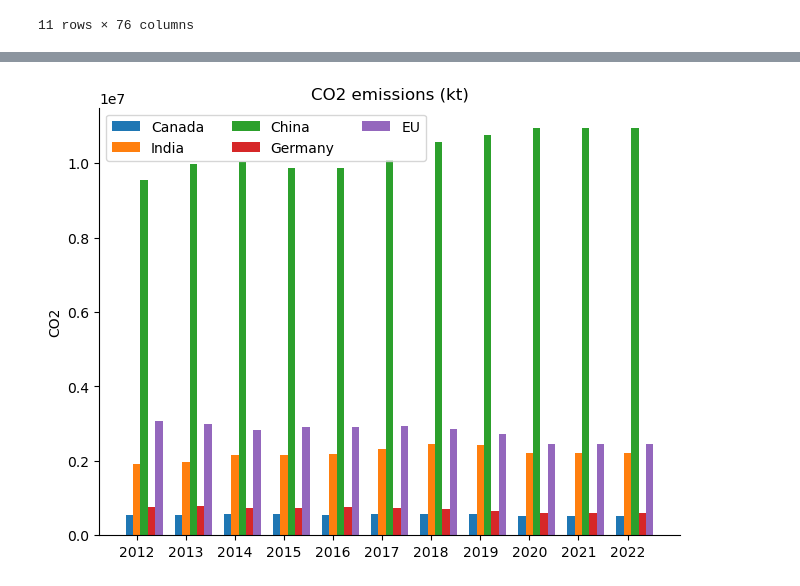
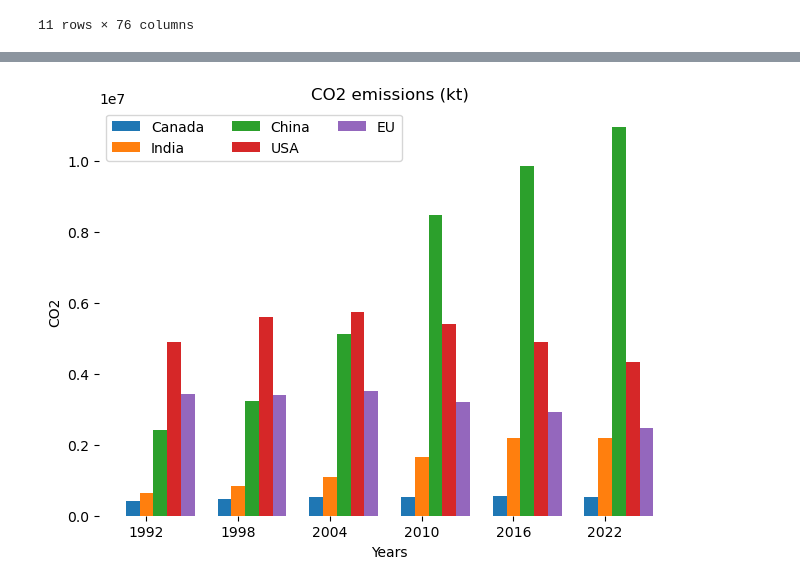
Before and after one commit to RyanHansK/Assignment2, a Jupyter notebook: code.ipynb, the cells around one changed output, grey strips where cells are left out. Cells and saved outputs as stored; diff of their text form; code cells hidden in the pictures.

```diff
--- a/code.ipynb
+++ b/code.ipynb
@@ -118,0 +107,6 @@ skewness
+# %%
+# Describe
+countries_of_interest = countries_df[['Canada','India', 'China', 'United States', 'European Union']]
+indicators_of_interest = ['Urban population (% of total population)', 'Population, total','Arable land (% of land area)',
+                          'Forest area (% of land area)', 'CO2 emissions (kt)', 'Electric power consumption (kWh per capita)']
+countries_of_interest.describe()
@@ -149,16 +157,17 @@ countries_of_interest.loc['2010':'2020']['India']
 | 2020 | 34.926 | 487702168.0 | 2.263635 | 1.396387e+09 | ... |
 11 rows × 76 columns
 # %%
-canada_pop = countries_of_interest.loc['2012':'2023']['Canada']['Population, total']
-india_pop = countries_of_interest.loc['2012':'2023']['India']['Population, total']
-china_pop = countries_of_interest.loc['2012':'2023']['China']['Population, total']
-germany_pop = countries_of_interest.loc['2012':'2023']['Germany']['Population, total']
-eu_pop = countries_of_interest.loc['2012':'2023']['European Union']['Population, total']
-bar_df = {'Canada': canada_pop, 'India': india_pop, 'China': china_pop, 'Germany': germany_pop, 'European Union': eu_pop}
+# Population, total bar plot
+canada_pop = countries_of_interest.loc['1992':'2023':6]['Canada']['Population, total']
+india_pop = countries_of_interest.loc['1992':'2023':6]['India']['Population, total']
+china_pop = countries_of_interest.loc['1992':'2023':6]['China']['Population, total']
+us_pop = countries_of_interest.loc['1992':'2023':6]['United States']['Population, total']
+eu_pop = countries_of_interest.loc['1992':'2023':6]['European Union']['Population, total']
+bar_df = {'Canada': canada_pop, 'India': india_pop, 'China': china_pop, 'USA': us_pop, 'European Union': eu_pop}
 
 fig, ax = plt.subplots(layout='constrained')
 
-x = np.arange(len(np.arange(2012, 2023, 1)))  # the label locations
+x = np.arange(len(np.arange(1992, 2023, 6)))  # the label locations
 width = 0.15  # the width of the bars
 multiplier = 0
 
@@ -167,10 +176,11 @@ for attribute, measurement in bar_df.items():
     rects = ax.bar(x + offset, measurement, width, label=attribute)
     multiplier += 1
 ax.set_ylabel('Population')
+ax.set_xlabel('Years')
 #ax.set_yscale('log')
 ax.set_title('Population total')
-ax.set_xticks(x + width, np.arange(2012, 2023, 1))
+ax.set_xticks(x + width, np.arange(1992, 2023, 6))
 ax.legend(loc='upper left', ncols=3)
-plt.savefig('Pop_growth_bar.png')
+plt.savefig('Pop_bar.png')
 plt.show()
 # %% [output]
@@ -178,28 +188,30 @@ plt.show()
 # %%
-canada_pop = countries_of_interest.loc['2012':'2023']['Canada']['CO2 emissions (kt)']
-india_pop = countries_of_interest.loc['2012':'2023']['India']['CO2 emissions (kt)']
-china_pop = countries_of_interest.loc['2012':'2023']['China']['CO2 emissions (kt)']
-germany_pop = countries_of_interest.loc['2012':'2023']['Germany']['CO2 emissions (kt)']
-eu_pop = countries_of_interest.loc['2012':'2023']['European Union']['CO2 emissions (kt)']
-bar_df = {'Canada': canada_pop, 'India': india_pop, 'China': china_pop, 'Germany': germany_pop, 'EU': eu_pop}
+# CO2 emissions bar plot
+canada_pop = countries_of_interest.loc['1992':'2023':6]['Canada']['CO2 emissions (kt)']
+india_pop = countries_of_interest.loc['1992':'2023':6]['India']['CO2 emissions (kt)']
+china_pop = countries_of_interest.loc['1992':'2023':6]['China']['CO2 emissions (kt)']
+us_pop = countries_of_interest.loc['1992':'2023':6]['United States']['CO2 emissions (kt)']
+eu_pop = countries_of_interest.loc['1992':'2023':6]['European Union']['CO2 emissions (kt)']
+bar_df = {'Canada': canada_pop, 'India': india_pop, 'China': china_pop, 'USA': us_pop, 'EU': eu_pop}
 
 fig, ax = plt.subplots(layout='constrained')
 
-x = np.arange(len(np.arange(2012, 2023, 1)))  # the label locations
+x = np.arange(len(np.arange(1992, 2023, 6)))  # the label locations
 width = 0.15  # the width of the bars
 multiplier = 0
 
 for attribute, measurement in bar_df.items():
     offset = width * multiplier
     rects = ax.bar(x + offset, measurement, width, label=attribute)
     multiplier += 1
 ax.set_ylabel('CO2')
+ax.set_xlabel('Years')
 #ax.set_yscale('log')
 ax.set_title('CO2 emissions (kt)')
-ax.set_xticks(x + width, np.arange(2012, 2023, 1))
+ax.set_xticks(x + width, np.arange(1992, 2023, 6))
 ax.legend(loc='upper left', ncols=3)
 plt.savefig('CO2_bar.png')
 plt.show()
 # %% [output]
-[figure, old version]
+[figure, new version]
 # %%
```
Also changed, not shown: parts of 18 cells of this notebook.
